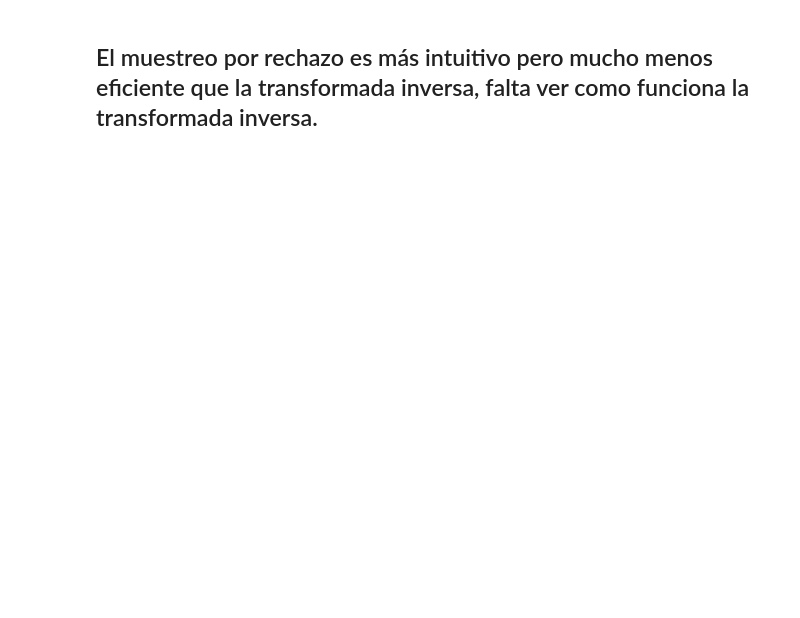
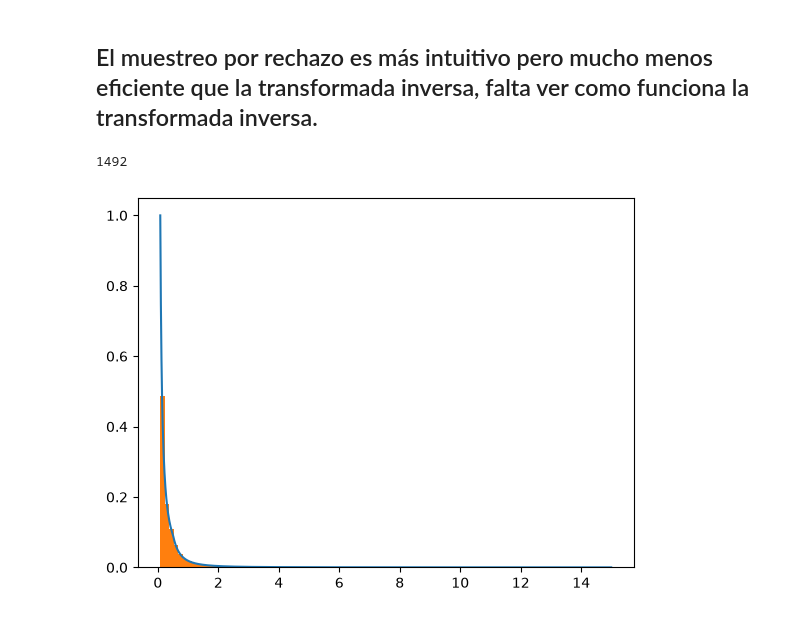
Before and after one commit to Jou-dab/Milky-Way-MC-, a Jupyter notebook: IMF_Compu.ipynb, the cells around one changed output. Drawn from its saved outputs; the diff is of its cells as text; code cells hidden in the pictures; blank space fills up the shorter version.

Commit message:
Debug graph error

```diff
--- a/IMF_Compu.ipynb
+++ b/IMF_Compu.ipynb
@@ -64,10 +67,16 @@ while i < 100000:
 # Age-z, o sea la metalicidad con respecto del coso.
 # %%
 weights = np.ones_like(masa) / len(masa)
+# %%
+len(masas_kroupa)
+# %% [output]
+1492
 # %%
-plt.plot(masa, [IMF_kroupa(i)/IMF_kroupa(0.08) for i in masa])
+plt.plot(masas_kroupa, [IMF_kroupa(i)/IMF_kroupa(0.08) for i in masas_kroupa])
 plt.hist(masa, bins=100, weights=weights)
 plt.show()
+# %% [output]
+[figure, added]
 # %%
 # Generamos una edad aleatoria
 born = []
```
Also changed, not shown: parts of 3 cells of this notebook.
